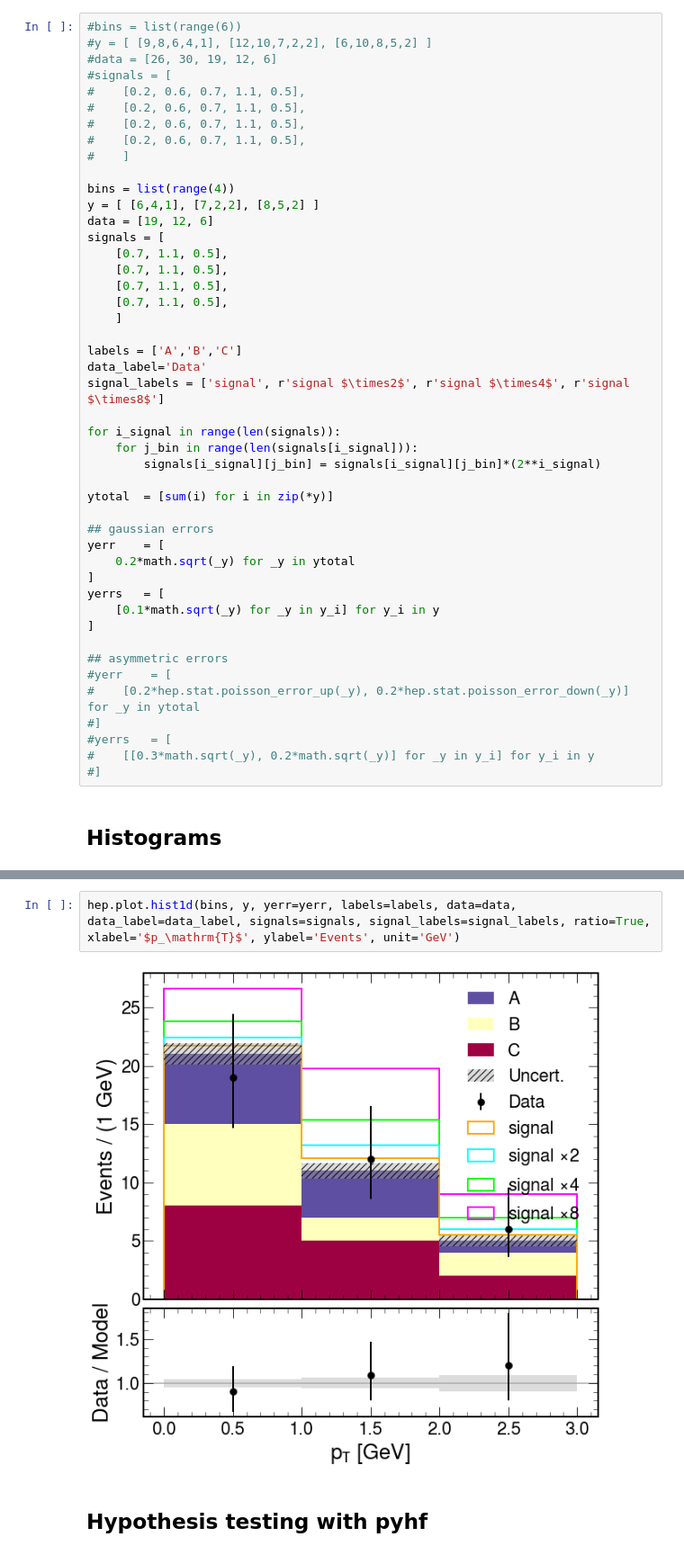
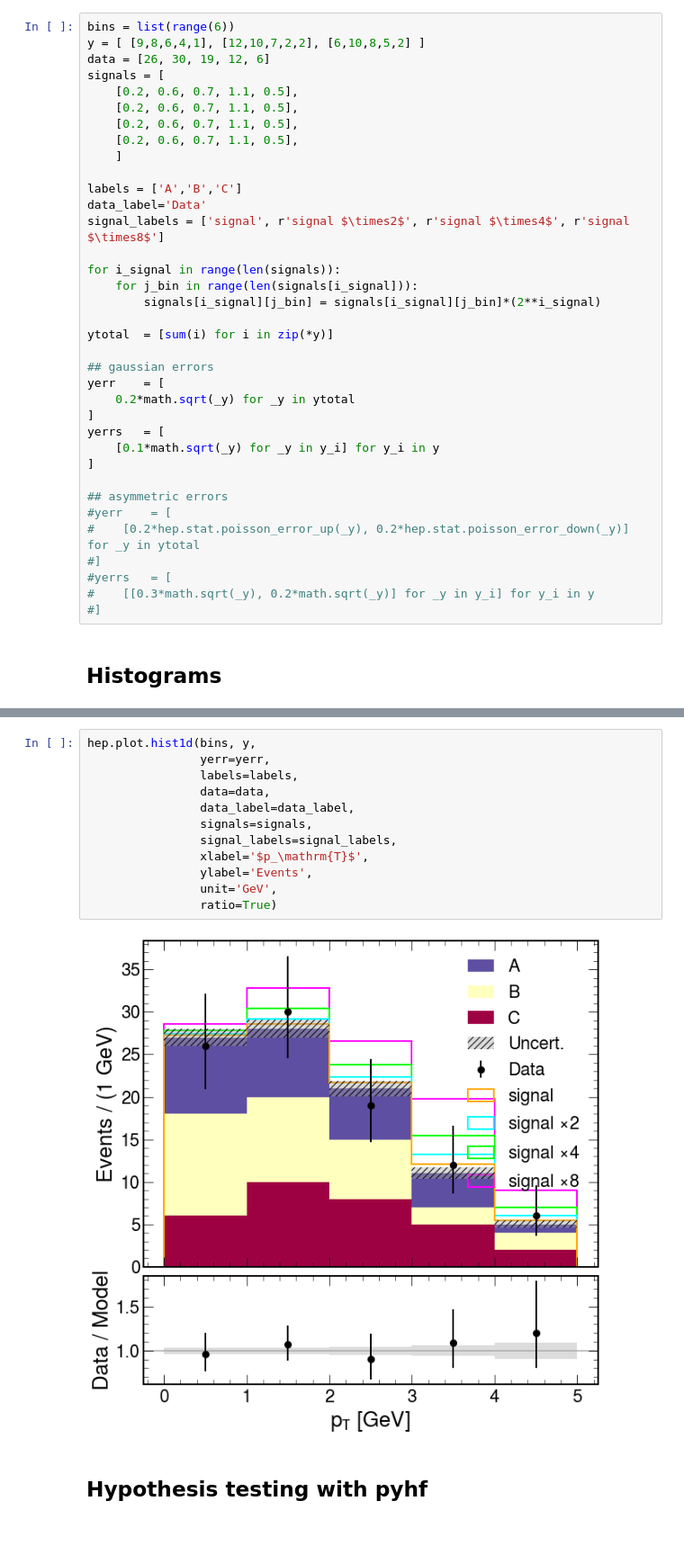
Before and after one commit to rreece/statistics-notebooks, a Jupyter notebook: notebooks/pyhf-hello-world.ipynb, the cells around one changed output, grey strips where cells are left out. Shown at 90% size. Drawn from its saved outputs; the diff is of its cells as text.

```diff
--- a/notebooks/pyhf-hello-world.ipynb
+++ b/notebooks/pyhf-hello-world.ipynb
@@ -12,24 +12,14 @@ import hepplot as hep
 # %% [markdown]
 ## Setup input data
 # %%
-#bins = list(range(6))
-#y = [ [9,8,6,4,1], [12,10,7,2,2], [6,10,8,5,2] ]
-#data = [26, 30, 19, 12, 6]
-#signals = [
-#    [0.2, 0.6, 0.7, 1.1, 0.5],
-#    [0.2, 0.6, 0.7, 1.1, 0.5],
-#    [0.2, 0.6, 0.7, 1.1, 0.5],
-#    [0.2, 0.6, 0.7, 1.1, 0.5],
-#    ]
-
-bins = list(range(4))
-y = [ [6,4,1], [7,2,2], [8,5,2] ]
-data = [19, 12, 6]
+bins = list(range(6))
+y = [ [9,8,6,4,1], [12,10,7,2,2], [6,10,8,5,2] ]
+data = [26, 30, 19, 12, 6]
 signals = [
-    [0.7, 1.1, 0.5],
-    [0.7, 1.1, 0.5],
-    [0.7, 1.1, 0.5],
-    [0.7, 1.1, 0.5],
+    [0.2, 0.6, 0.7, 1.1, 0.5],
+    [0.2, 0.6, 0.7, 1.1, 0.5],
+    [0.2, 0.6, 0.7, 1.1, 0.5],
+    [0.2, 0.6, 0.7, 1.1, 0.5],
     ]
 
 labels = ['A','B','C']
@@ -66,7 +64,17 @@ hep.plot.hist1d(bins, y, yerr=yerr, labels=labels, data=data, data_label=data_la
 # %%
-hep.plot.hist1d(bins, y, yerr=yerr, labels=labels, data=data, data_label=data_label, signals=signals, signal_labels=signal_labels, ratio=True, xlabel='$p_\mathrm{T}$', ylabel='Events', unit='GeV')
+hep.plot.hist1d(bins, y,
+                yerr=yerr,
+                labels=labels,
+                data=data,
+                data_label=data_label,
+                signals=signals,
+                signal_labels=signal_labels,
+                xlabel='$p_\mathrm{T}$',
+                ylabel='Events',
+                unit='GeV',
+                ratio=True)
 # %% [output]
-[figure, old version]
+[figure, new version]
 # %% [markdown]
 ## Hypothesis testing with pyhf
 # %% [markdown]
```
Also changed, not shown: parts of 13 cells of this notebook, 2 other files.
